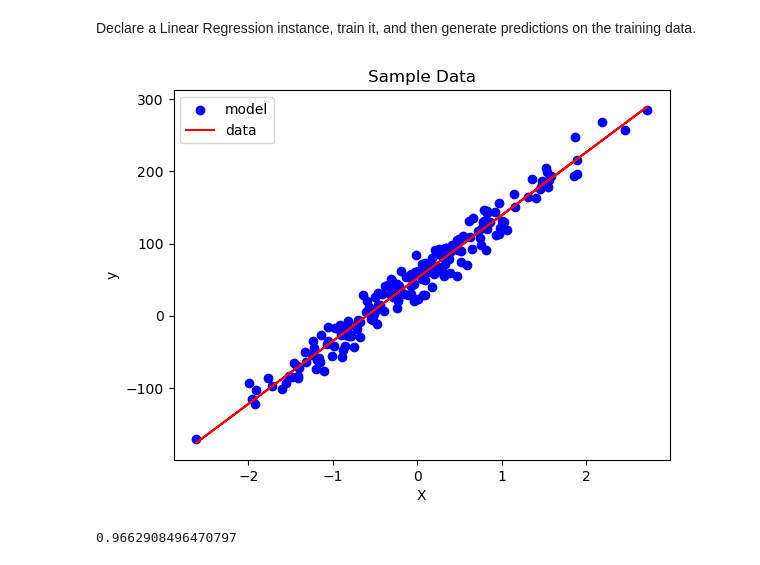
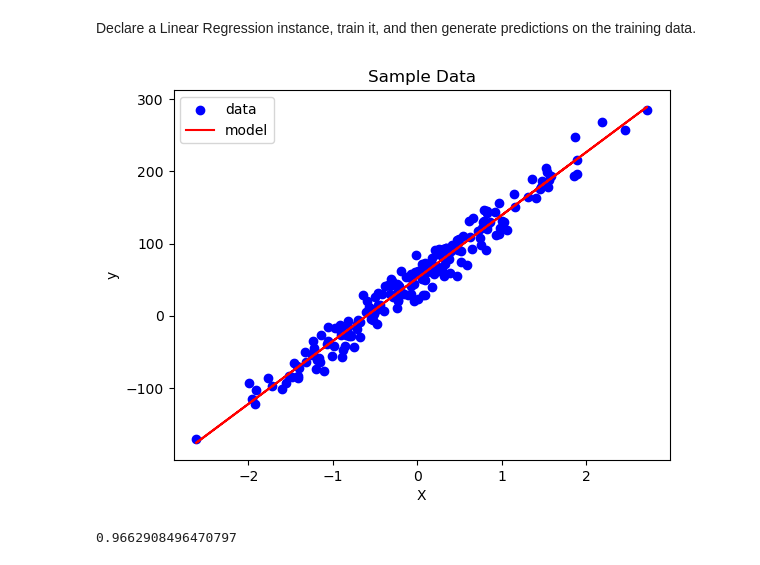
Before and after one commit to insidelearningmachines/Blog, a Jupyter notebook: Notebook I Linear Regression.ipynb, the cells around one changed output. Cells and saved outputs as stored; diff of their text form; code cells hidden in the pictures.

Commit message:
Fix plot error

```diff
--- a/Notebook I Linear Regression.ipynb
+++ b/Notebook I Linear Regression.ipynb
@@ -93,14 +93,14 @@ ypred = lr.predict(X)
 # %%
 # plot our data + fitted results
 plt.scatter(X,y,c='b')
 plt.plot(X,ypred,c='r')
 plt.title('Sample Data')
 plt.xlabel('X')
 plt.ylabel('y')
-plt.legend(['model','data'],loc=2)
+plt.legend(['data','model'],loc=2)
 plt.show()
 # %% [output]
-[figure, old version]
+[figure, new version]
 # %%
 # what is our R2 score?
 r2_score(y,ypred)
```
Also changed, not shown: parts of 1 cell of this notebook.
